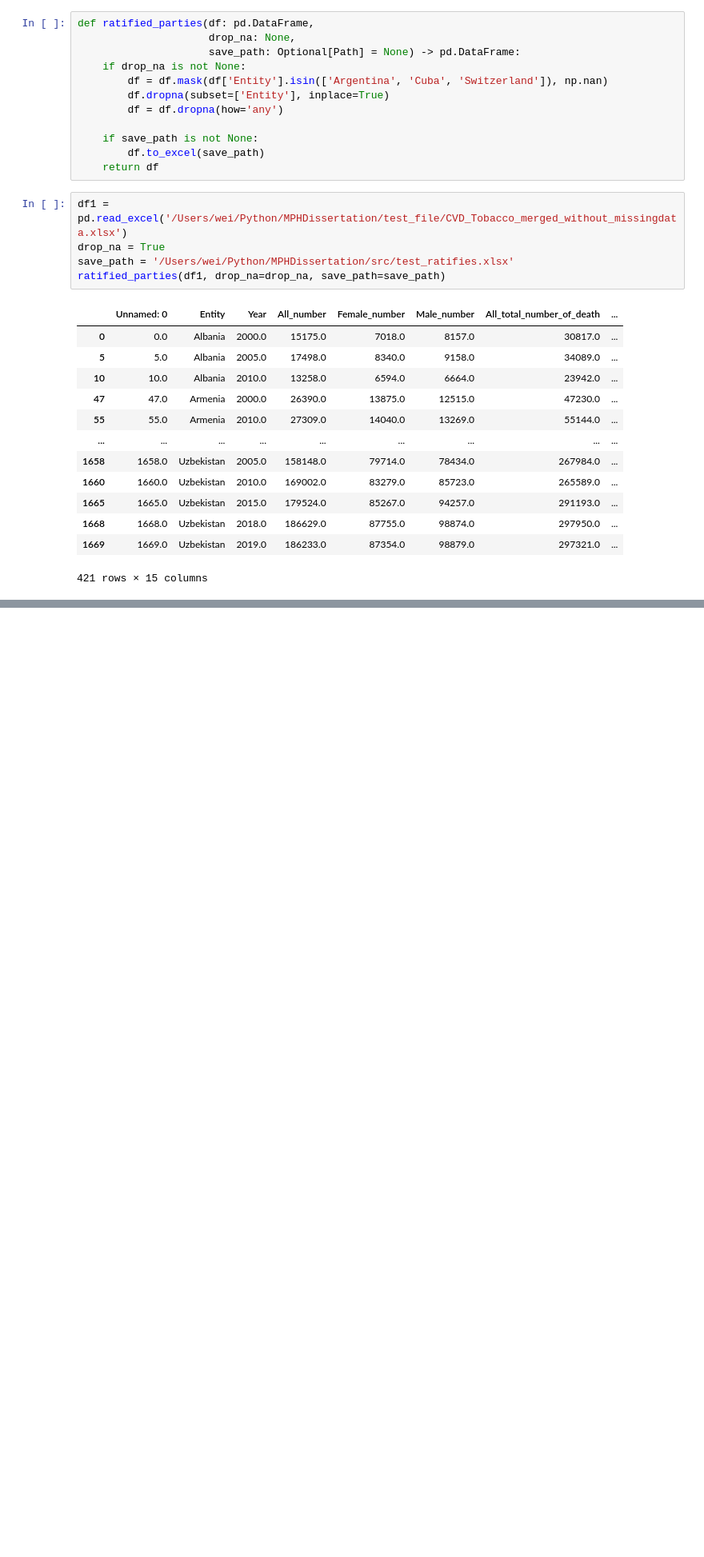
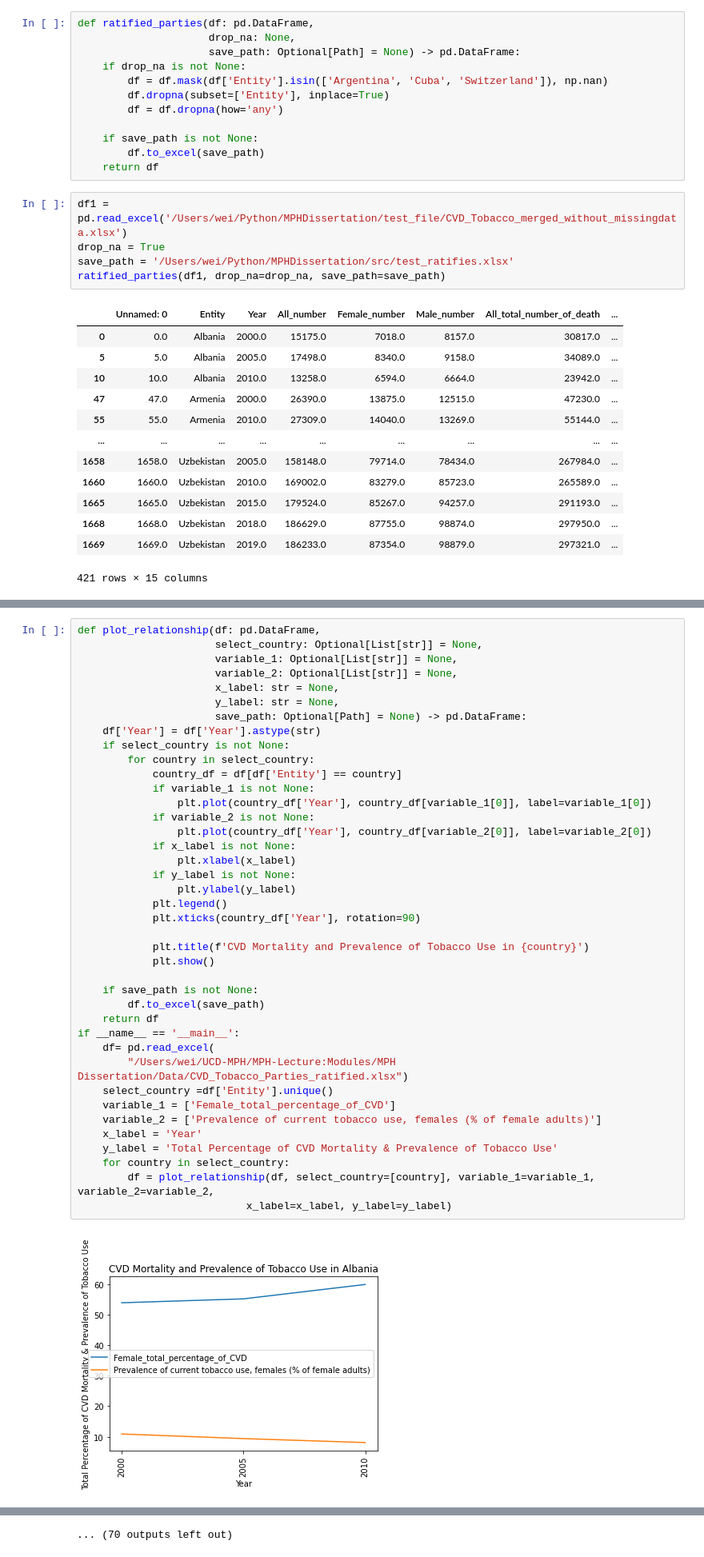
Before and after one commit to WeiJanChang/fctc_eval, a Jupyter notebook: notebook/flowchart.ipynb, the cells around one changed output, grey strips where cells are left out. Shown at 80% size. Cells and saved outputs as stored; diff of their text form; blank space fills up the shorter version.

```diff
--- a/notebook/flowchart.ipynb
+++ b/notebook/flowchart.ipynb
@@ -307,0 +387,42 @@ ratified_parties(df1, drop_na=drop_na, save_path=save_path)
+# %%
+def plot_relationship(df: pd.DataFrame,
+                      select_country: Optional[List[str]] = None,
+                      variable_1: Optional[List[str]] = None,
+                      variable_2: Optional[List[str]] = None,
+                      x_label: str = None,
+                      y_label: str = None,
+                      save_path: Optional[Path] = None) -> pd.DataFrame:
+    df['Year'] = df['Year'].astype(str)
+    if select_country is not None:
+        for country in select_country:
+            country_df = df[df['Entity'] == country]
+            if variable_1 is not None:
+                plt.plot(country_df['Year'], country_df[variable_1[0]], label=variable_1[0])
+            if variable_2 is not None:
+                plt.plot(country_df['Year'], country_df[variable_2[0]], label=variable_2[0])
+            if x_label is not None:
+                plt.xlabel(x_label)
+            if y_label is not None:
+                plt.ylabel(y_label)
+            plt.legend()
+            plt.xticks(country_df['Year'], rotation=90)
+
+            plt.title(f'CVD Mortality and Prevalence of Tobacco Use in {country}')
+            plt.show()
+
+    if save_path is not None:
+        df.to_excel(save_path)
+    return df
+if __name__ == '__main__':
+    df= pd.read_excel(
+        "/Users/wei/UCD-MPH/MPH-Lecture:Modules/MPH Dissertation/Data/CVD_Tobacco_Parties_ratified.xlsx")
+    select_country =df['Entity'].unique()
+    variable_1 = ['Female_total_percentage_of_CVD']
+    variable_2 = ['Prevalence of current tobacco use, females (% of female adults)']
+    x_label = 'Year'
+    y_label = 'Total Percentage of CVD Mortality & Prevalence of Tobacco Use'
+    for country in select_country:
+        df = plot_relationship(df, select_country=[country], variable_1=variable_1, variable_2=variable_2,
+                           x_label=x_label, y_label=y_label)
+# %% [output]
+[figure, added]
@@ -307,0 +440 @@ ratified_parties(df1, drop_na=drop_na, save_path=save_path)
+... (70 outputs left out)
```
Also changed, not shown: parts of 9 cells of this notebook, 1 other file.
